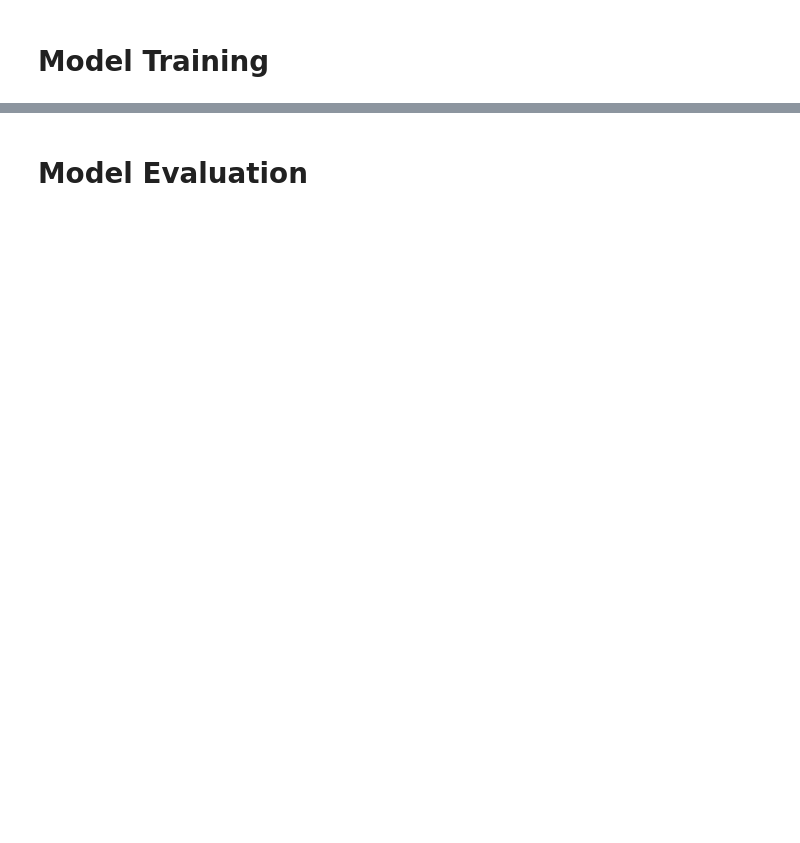
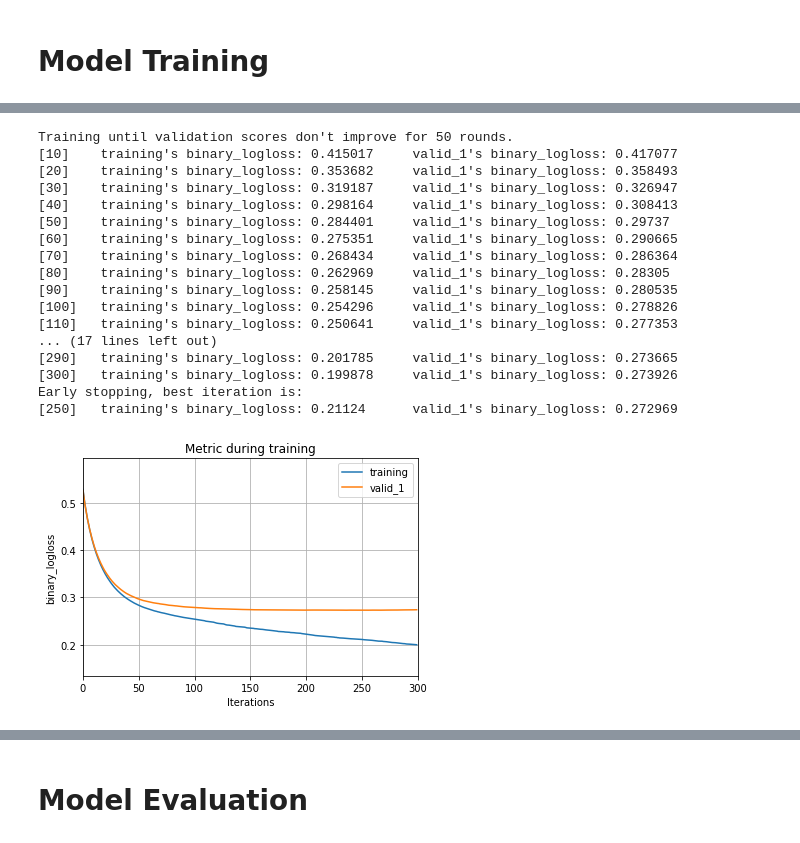
Before and after one commit to basselkassem/predict_income_potential, a Jupyter notebook: model_lgbm.ipynb, the cells around one changed output, grey strips where cells are left out. Saved outputs shown, nothing was run; the diff lists cells and outputs as text; code cells hidden in the pictures; blank space fills up the shorter version.

Commit message:
evaluate the model

```diff
--- a/model_lgbm.ipynb
+++ b/model_lgbm.ipynb
@@ -329,2 +314,16 @@ Hyperopt estimated optimum {'bagging_fraction': 0.20340094116954432, 'feature_fr
 # %% [markdown]
 # Model Training
+# %%
+data = cont_cat_lb[selected_features + ['target']]
+X, y = data.drop(columns = 'target'), data['target']
+X_train, X_test, y_train, y_test = train_test_split(X, y, test_size = 0.2, random_state = 42)
+X_train, X_val, y_train, y_val = train_test_split(X_train, y_train, test_size = 0.25, random_state = 42)
+print('---Train size----')
+print(X_train.shape)
+print(y_train.shape)
+print('---Validation size----')
+print(X_val.shape)
+print(y_val.shape)
+print('---Test size----')
+print(X_test.shape)
+print(y_test.shape)
@@ -330,0 +340,47 @@ Hyperopt estimated optimum {'bagging_fraction': 0.20340094116954432, 'feature_fr
+# %%
+lgbm_params = {
+      'objective': 'binary',
+      'metric': 'binary_logloss',
+      'save_binary': True,
+      'bagging_freq': 1,
+      'bagging_seed': 2**7,
+      'learning_rate': 0.045,
+      'num_leaves': 1980,
+      'min_data_in_leaf': 20,
+      'max_depth': 8,
+      'bagging_fraction':  0.995,
+}
+# %%
+d_train = lgb.Dataset(X_train, y_train)
+d_val = lgb.Dataset(X_val, y_val)
+n_estimator = 2000
+evals_result = {}
+gbm_model = lgb.LGBMClassifier(
+        n_estimators = 2000,
+        **lgbm_params,
+)
+gbm_model.fit(X_train, y_train,
+        eval_set = [(X_train, y_train), (X_val, y_val)],
+        verbose = 10,
+        early_stopping_rounds = 50)
+ax = lgb.plot_metric(gbm_model.evals_result_)
+plt.show()
+# %% [output]
+Training until validation scores don't improve for 50 rounds.
+[10]    training's binary_logloss: 0.415017     valid_1's binary_logloss: 0.417077
+[20]    training's binary_logloss: 0.353682     valid_1's binary_logloss: 0.358493
+[30]    training's binary_logloss: 0.319187     valid_1's binary_logloss: 0.326947
+[40]    training's binary_logloss: 0.298164     valid_1's binary_logloss: 0.308413
+[50]    training's binary_logloss: 0.284401     valid_1's binary_logloss: 0.29737
+[60]    training's binary_logloss: 0.275351     valid_1's binary_logloss: 0.290665
+[70]    training's binary_logloss: 0.268434     valid_1's binary_logloss: 0.286364
+[80]    training's binary_logloss: 0.262969     valid_1's binary_logloss: 0.28305
+[90]    training's binary_logloss: 0.258145     valid_1's binary_logloss: 0.280535
+[100]   training's binary_logloss: 0.254296     valid_1's binary_logloss: 0.278826
+[110]   training's binary_logloss: 0.250641     valid_1's binary_logloss: 0.277353
+... (17 lines left out)
+[290]   training's binary_logloss: 0.201785     valid_1's binary_logloss: 0.273665
+[300]   training's binary_logloss: 0.199878     valid_1's binary_logloss: 0.273926
+Early stopping, best iteration is:
+[250]   training's binary_logloss: 0.21124      valid_1's binary_logloss: 0.272969
+[figure, added]
```
Also changed, not shown: parts of 18 cells of this notebook.
